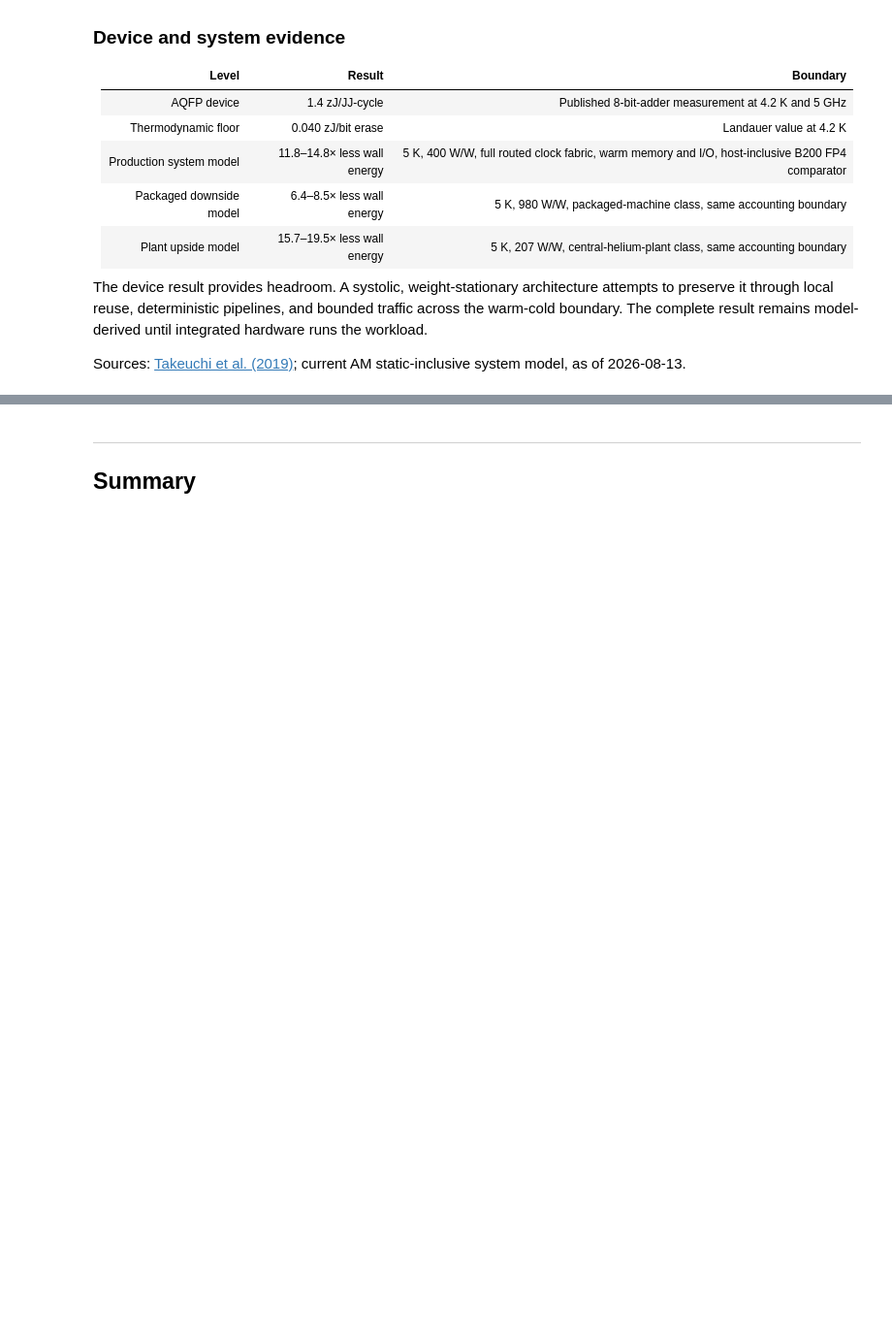
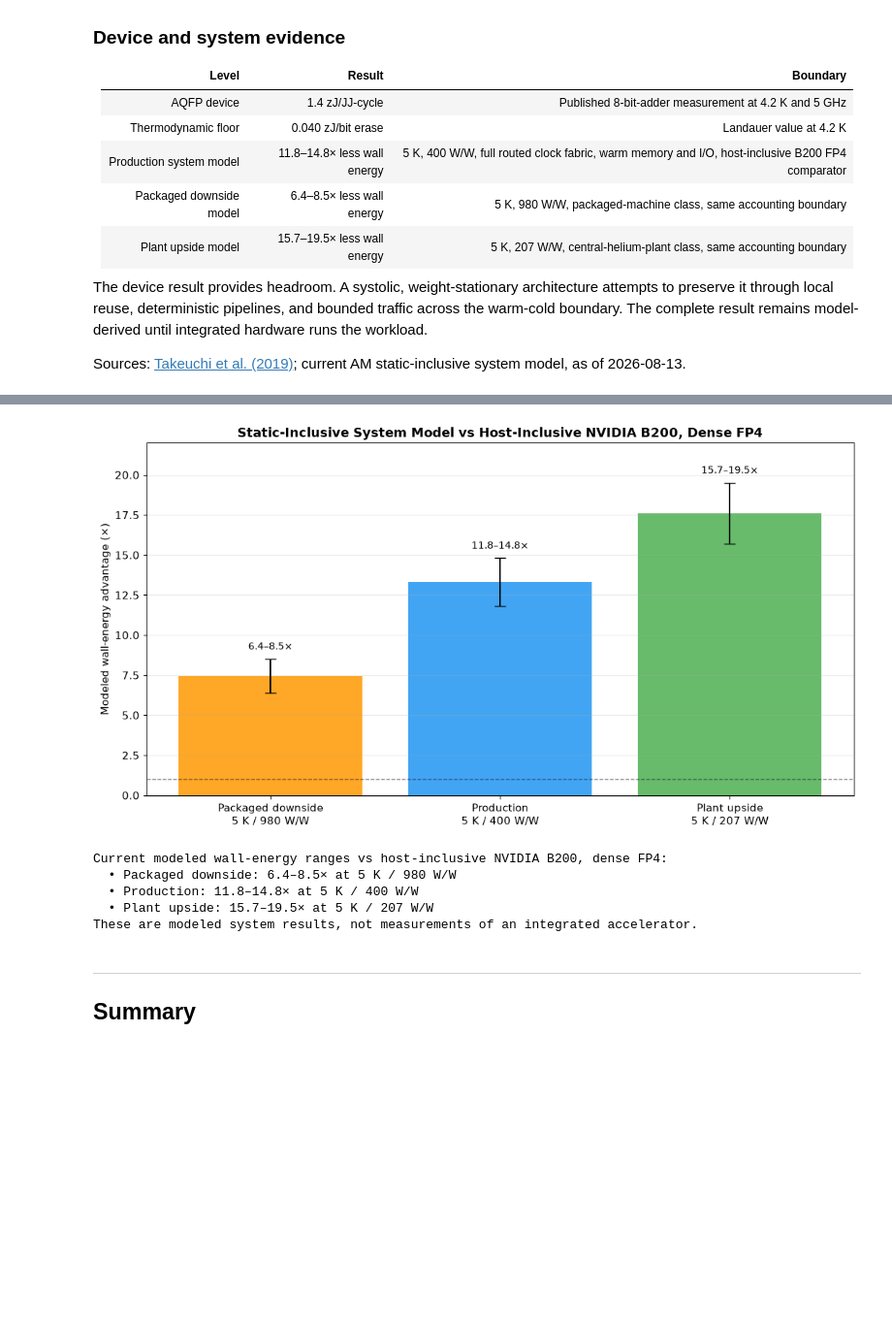
Before and after one commit to Adiabatic-Machines/sce-futures, a Jupyter notebook: notebooks/14_sce_accelerator_architecture.ipynb, the cells around one changed output, grey strips where cells are left out. Shown at 97% size. Saved outputs shown, nothing was run; the diff lists cells and outputs as text; code cells hidden in the pictures; blank space fills up the shorter version.

```diff
--- a/notebooks/14_sce_accelerator_architecture.ipynb
+++ b/notebooks/14_sce_accelerator_architecture.ipynb
@@ -1542,3 +1489,37 @@ SCE shines on workloads that are already compute-bound:
+# %%
+# Visualize: Current modeled system corners
+labels = ['Packaged downside\n5 K / 980 W/W', 'Production\n5 K / 400 W/W', 'Plant upside\n5 K / 207 W/W']
+low = np.array([6.4, 11.8, 15.7])
+high = np.array([8.5, 14.8, 19.5])
+mid = (low + high) / 2
+err = np.vstack([mid - low, high - mid])
+
+fig, ax = plt.subplots(figsize=(11, 6))
+bars = ax.bar(labels, mid, color=[COLORS['secondary'], COLORS['primary'], COLORS['success']], alpha=0.85)
+ax.errorbar(np.arange(len(labels)), mid, yerr=err, fmt='none', color='black', capsize=6, linewidth=1.5)
+ax.axhline(1, color=COLORS['dark'], linestyle='--', linewidth=1, alpha=0.6)
+ax.set_ylabel('Modeled wall-energy advantage (×)', fontsize=11)
+ax.set_title('Static-Inclusive System Model vs Host-Inclusive NVIDIA B200, Dense FP4', fontsize=13, fontweight='bold')
+ax.grid(True, alpha=0.25, axis='y')
+ax.set_ylim(0, 22)
+for bar, lo, hi in zip(bars, low, high):
+    ax.text(bar.get_x() + bar.get_width()/2, hi + 0.6, f'{lo:.1f}–{hi:.1f}×', ha='center', fontsize=10)
+
+plt.tight_layout()
+plt.show()
+
+print('Current modeled wall-energy ranges vs host-inclusive NVIDIA B200, dense FP4:')
+print('  • Packaged downside: 6.4–8.5× at 5 K / 980 W/W')
+print('  • Production: 11.8–14.8× at 5 K / 400 W/W')
+print('  • Plant upside: 15.7–19.5× at 5 K / 207 W/W')
+print('These are modeled system results, not measurements of an integrated accelerator.')
+# %% [output]
+[figure, added]
+Current modeled wall-energy ranges vs host-inclusive NVIDIA B200, dense FP4:
+  • Packaged downside: 6.4–8.5× at 5 K / 980 W/W
+  • Production: 11.8–14.8× at 5 K / 400 W/W
+  • Plant upside: 15.7–19.5× at 5 K / 207 W/W
+These are modeled system results, not measurements of an integrated accelerator.
 # %% [markdown]
 ---
 
```
Also changed, not shown: parts of 2 cells of this notebook, 9 other files.
